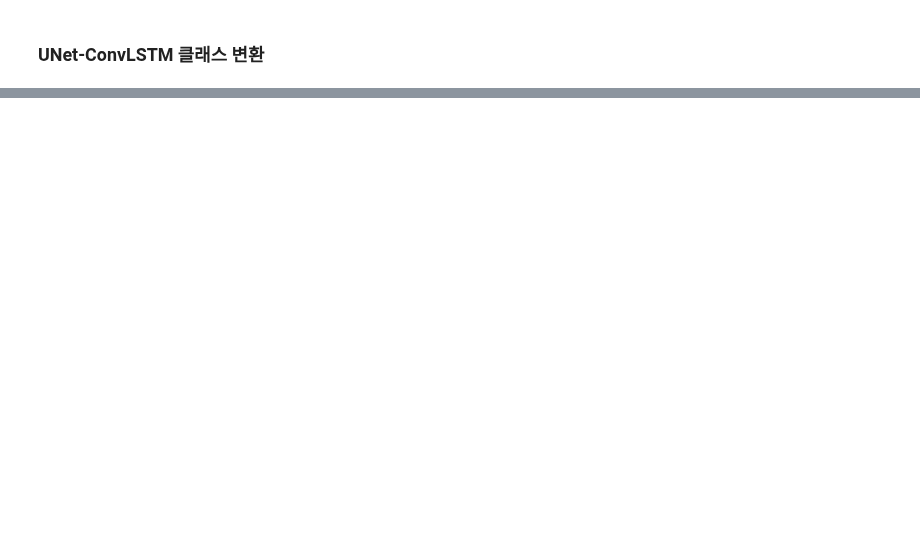
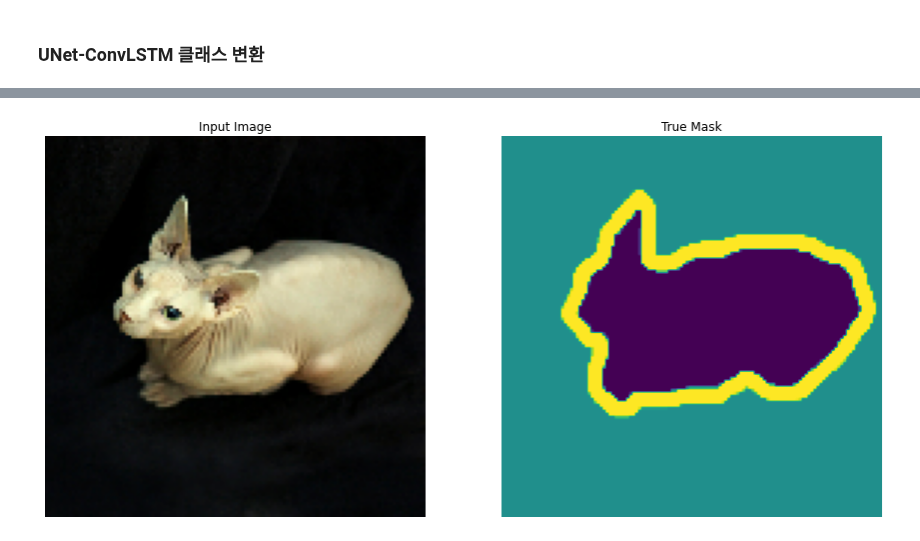
Before and after one commit to taemt94/TIL, a Jupyter notebook: AI/Lane_detection_pytorch2TF/lane_detection_code_conversion.ipynb, the cells around one changed output, grey strips where cells are left out. Saved outputs shown, nothing was run; the diff lists cells and outputs as text; code cells hidden in the pictures; blank space fills up the shorter version.

Commit message:
Add 20210723 TIL [AI] [Lane Detection code conversion] [Add trainable codes]

```diff
--- a/AI/Lane_detection_pytorch2TF/lane_detection_code_conversion.ipynb
+++ b/AI/Lane_detection_pytorch2TF/lane_detection_code_conversion.ipynb
@@ -326,8 +552,3 @@ Shape after  conv: (1, 128, 256, 2)
 Pred shape: (1, 128, 256, 2)
 # %% [markdown]
 ### ConvLSTM2D 클래스 생성
-# %%
-class ConvLSTM(tf.keras.layers.Layer):
-    def __init__(self, input_size, input_dim, hidden_dim, kernel_size, num_layers, batch_first=False, bias=True, return_all_layers=False):
-        super(ConvLSTM, self).__init__()
-        self.convlstm = ConvLSTM2D(filters)
@@ -651,0 +844,9 @@ TensorShape([64, 5, 512, 8, 16])
+# %%
+x = tf.random.normal([1, 1, 8, 16, 512], dtype=tf.float32)
+print(x.shape)
+data = []
+for i in range(5):
+    data.append(x)
+print(len(data))
+data = tf.concat(data, axis=1)
+print(data.shape)
@@ -651,0 +857,2 @@ TensorShape([64, 5, 512, 8, 16])
+# %%
+dataset, info = tfds.load('oxford_iiit_pet:3.*.*', with_info=True)
@@ -651,0 +870,57 @@ TensorShape([64, 5, 512, 8, 16])
+# %%
+def normalize(input_image, input_mask):
+  input_image = tf.cast(input_image, tf.float32) / 255.0
+  input_mask -= 1
+  return input_image, input_mask
+
+@tf.function
+def load_image_train(datapoint):
+  input_image = tf.image.resize(datapoint['image'], (128, 128))
+  input_mask = tf.image.resize(datapoint['segmentation_mask'], (128, 128))
+
+  if tf.random.uniform(()) > 0.5:
+    input_image = tf.image.flip_left_right(input_image)
+    input_mask = tf.image.flip_left_right(input_mask)
+
+  input_image, input_mask = normalize(input_image, input_mask)
+
+  return input_image, input_mask
+
+def load_image_test(datapoint):
+  input_image = tf.image.resize(datapoint['image'], (128, 128))
+  input_mask = tf.image.resize(datapoint['segmentation_mask'], (128, 128))
+
+  input_image, input_mask = normalize(input_image, input_mask)
+
+  return input_image, input_mask
+
+TRAIN_LENGTH = info.splits['train'].num_examples
+BATCH_SIZE = 64
+BUFFER_SIZE = 1000
+STEPS_PER_EPOCH = TRAIN_LENGTH // BATCH_SIZE
+
+train = dataset['train'].map(load_image_train, num_parallel_calls=tf.data.AUTOTUNE)
+test = dataset['test'].map(load_image_test)
+
+train_dataset = train.cache().shuffle(BUFFER_SIZE).batch(BATCH_SIZE).repeat()
+train_dataset = train_dataset.prefetch(buffer_size=tf.data.AUTOTUNE)
+test_dataset = test.batch(BATCH_SIZE)
+
+def display(display_list):
+  plt.figure(figsize=(15, 15))
+
+  title = ['Input Image', 'True Mask', 'Predicted Mask']
+
+  for i in range(len(display_list)):
+    plt.subplot(1, len(display_list), i+1)
+    plt.title(title[i])
+    plt.imshow(tf.keras.preprocessing.image.array_to_img(display_list[i]))
+    plt.axis('off')
+  plt.show()
+
+for image, mask in train.take(1):
+    sample_image, sample_mask = image, mask
+    print(sample_image.shape, sample_mask.shape)
+    print(sample_mask[40, :, :])
+display([sample_image, sample_mask])
+# %% [output]
@@ -651,0 +944 @@ TensorShape([64, 5, 512, 8, 16])
+[figure, added]
```
Also changed, not shown: parts of 28 cells of this notebook, 5 other files.
